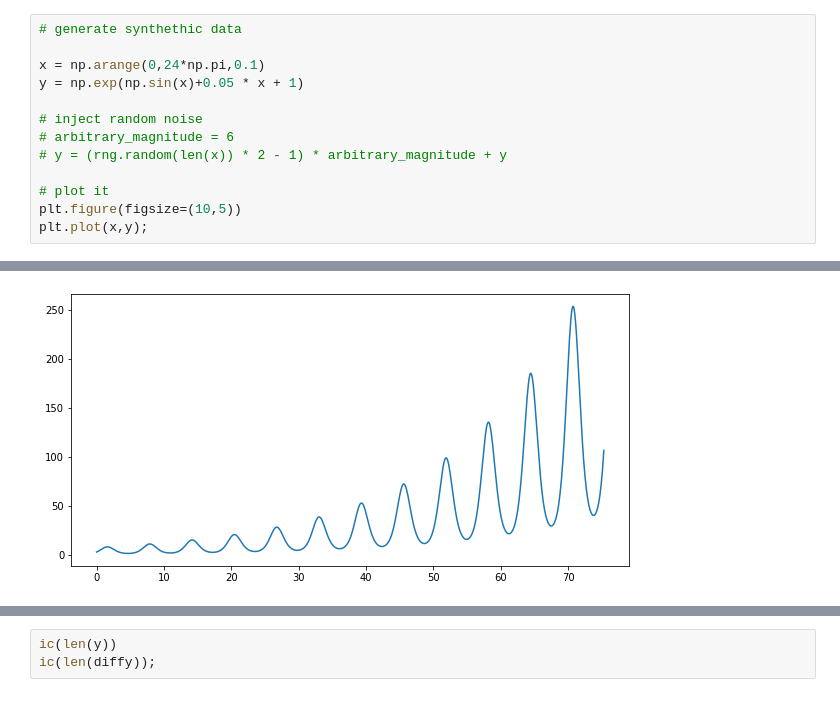
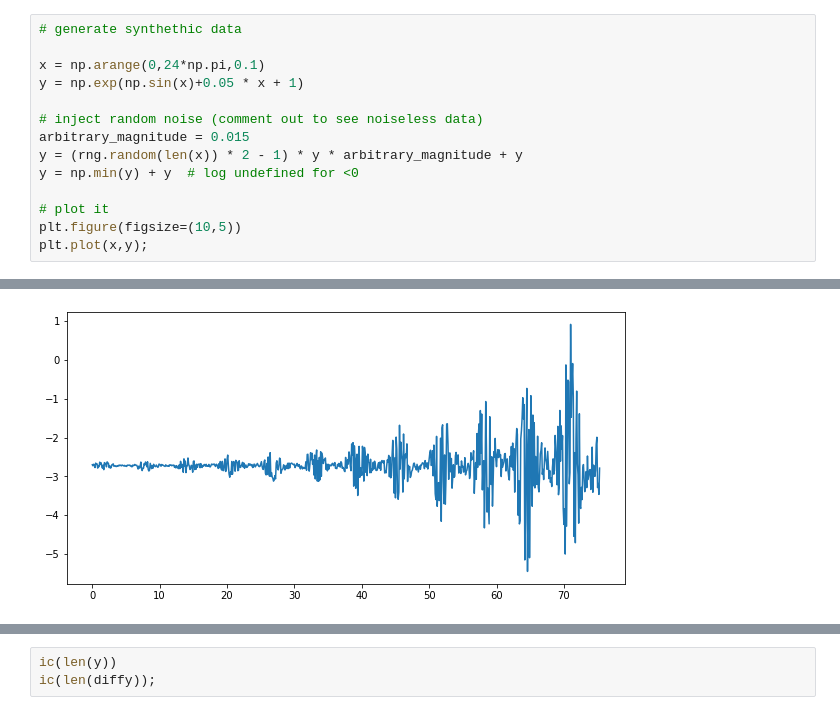
Before and after one commit to cogsci2/00-Playground, a Jupyter notebook: demo_snippets_for_SB_students/Rita/diffing.ipynb, the cells around one changed output, grey strips where cells are left out. Cells and saved outputs as stored; diff of their text form.

Commit message:
fix noise inject for synthetic data, fix asserts

```diff
--- a/demo_snippets_for_SB_students/Rita/diffing.ipynb
+++ b/demo_snippets_for_SB_students/Rita/diffing.ipynb
@@ -10,9 +10,10 @@ rng = np.random.default_rng(42)
 x = np.arange(0,24*np.pi,0.1)
 y = np.exp(np.sin(x)+0.05 * x + 1)
 
-# inject random noise
-# arbitrary_magnitude = 6
-# y = (rng.random(len(x)) * 2 - 1) * arbitrary_magnitude + y
+# inject random noise (comment out to see noiseless data)
+arbitrary_magnitude = 0.015
+y = (rng.random(len(x)) * 2 - 1) * y * arbitrary_magnitude + y
+y = np.min(y) + y  # log undefined for <0
 
 # plot it
 plt.figure(figsize=(10,5))
@@ -27,4 +29,4 @@ plt.plot(x,y);
-[figure, old version]
+[figure, new version]
 # %%
 # take the log
 plt.figure(figsize=(10,5))
```
Also changed, not shown: parts of 12 cells of this notebook.
